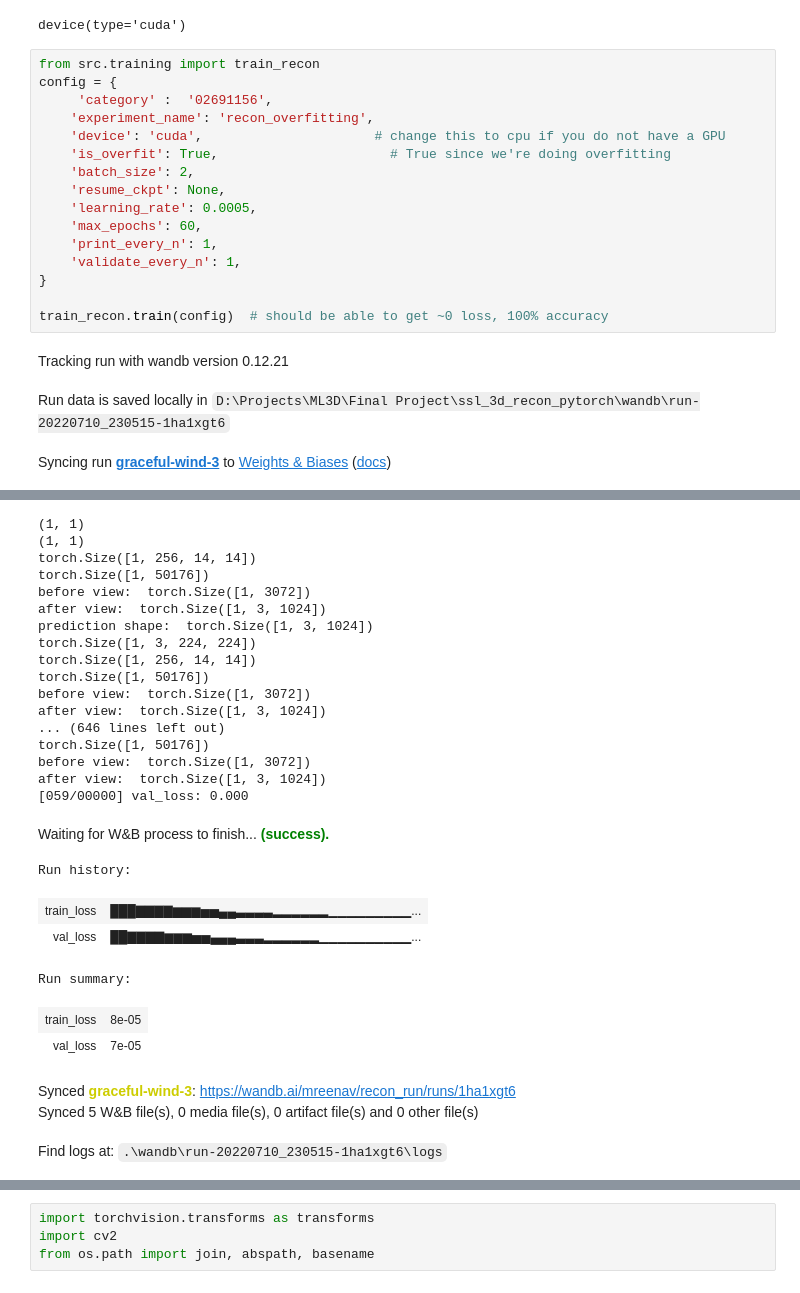
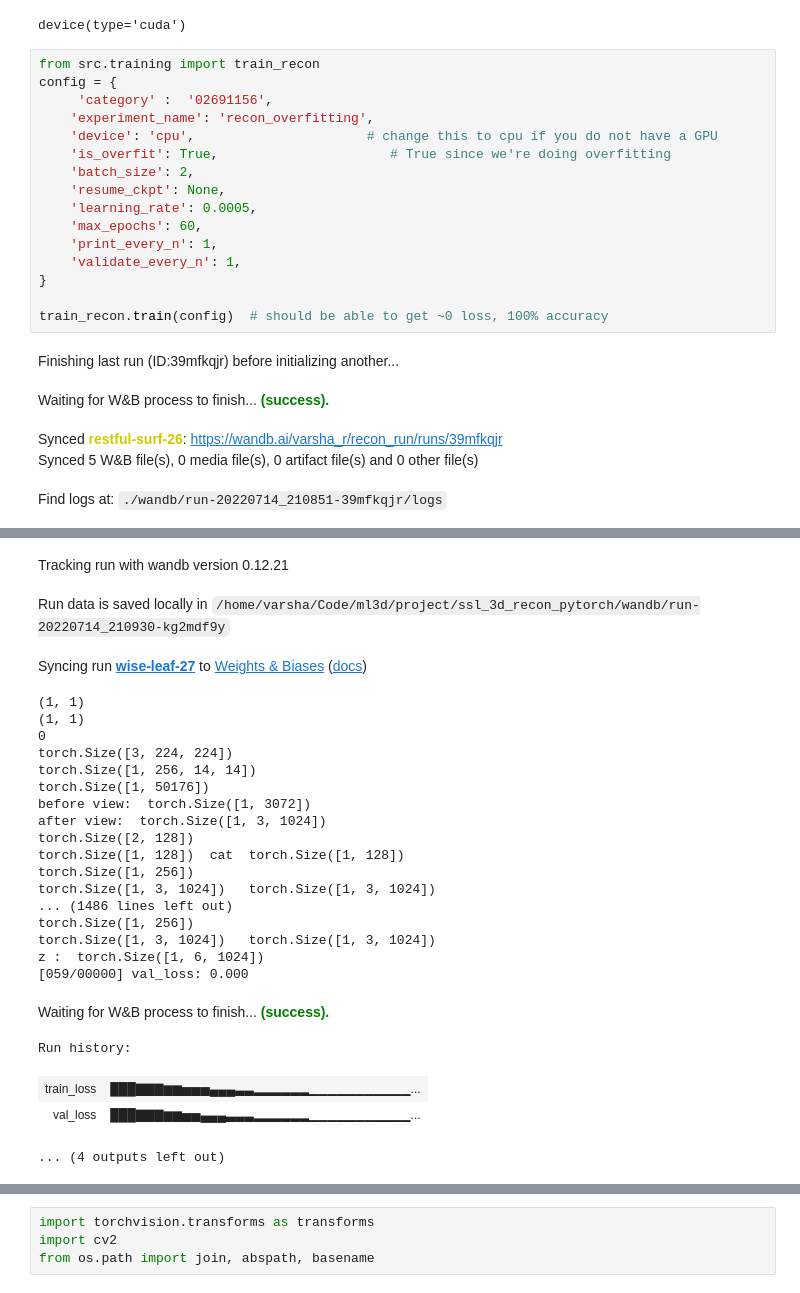
Before and after one commit to varsha-raveendran/ssl_3d_recon_pytorch, a Jupyter notebook: SSL_Recon.ipynb, the cells around one changed output, grey strips where cells are left out. Saved outputs shown, nothing was run; the diff lists cells and outputs as text.

```diff
--- a/SSL_Recon.ipynb
+++ b/SSL_Recon.ipynb
@@ -122,7 +122,7 @@ from src.training import train_recon
 config = {
      'category' :  '02691156',
     'experiment_name': 'recon_overfitting',
-    'device': 'cuda',                      # change this to cpu if you do not have a GPU
+    'device': 'cpu',                      # change this to cpu if you do not have a GPU
     'is_overfit': True,                      # True since we're doing overfitting
     'batch_size': 2,
     'resume_ckpt': None,
@@ -134,6 +134,8 @@ config = {
 
 train_recon.train(config)  # should be able to get ~0 loss, 100% accuracy
 # %% [output]
-Tracking run with wandb version 0.12.21
+Finishing last run (ID:39mfkqjr) before initializing another...
-Run data is saved locally in D:\Projects\ML3D\Final Project\ssl_3d_recon_pytorch\wandb\run-20220710_230515-1ha1xgt6
+Waiting for W&B process to finish... (success).
-Syncing run graceful-wind-3 to Weights & Biases (docs)
+Synced restful-surf-26: https://wandb.ai/varsha_r/recon_run/runs/39mfkqjr
+Synced 5 W&B file(s), 0 media file(s), 0 artifact file(s) and 0 other file(s)
+Find logs at: ./wandb/run-20220714_210851-39mfkqjr/logs
@@ -140,28 +143,26 @@ Syncing run graceful-wind-3 to Weights & Biases (docs)
+Tracking run with wandb version 0.12.21
+Run data is saved locally in /home/varsha/Code/ml3d/project/ssl_3d_recon_pytorch/wandb/run-20220714_210930-kg2mdf9y
+Syncing run wise-leaf-27 to Weights & Biases (docs)
 (1, 1)
 (1, 1)
+0
+torch.Size([3, 224, 224])
 torch.Size([1, 256, 14, 14])
 torch.Size([1, 50176])
 before view:  torch.Size([1, 3072])
 after view:  torch.Size([1, 3, 1024])
-prediction shape:  torch.Size([1, 3, 1024])
-torch.Size([1, 3, 224, 224])
-torch.Size([1, 256, 14, 14])
-torch.Size([1, 50176])
-before view:  torch.Size([1, 3072])
-after view:  torch.Size([1, 3, 1024])
-... (646 lines left out)
-torch.Size([1, 50176])
-before view:  torch.Size([1, 3072])
-after view:  torch.Size([1, 3, 1024])
+torch.Size([2, 128])
+torch.Size([1, 128])  cat  torch.Size([1, 128])
+torch.Size([1, 256])
+torch.Size([1, 3, 1024])   torch.Size([1, 3, 1024])
+... (1486 lines left out)
+torch.Size([1, 256])
+torch.Size([1, 3, 1024])   torch.Size([1, 3, 1024])
+z :  torch.Size([1, 6, 1024])
 [059/00000] val_loss: 0.000
-Waiting for W&B process to finish... (success).
+Waiting for W&B process to finish... (success).
 Run history:
-| train_loss | ███▇▇▇▇▆▆▆▅▅▄▄▃▃▃▃▂▂▂▂▂▂▁▁▁▁▁▁▁▁▁... |
-| val_loss | ██▇▇▇▇▆▆▆▅▅▄▄▄▃▃▃▂▂▂▂▂▂▁▁▁▁▁▁▁▁▁▁... |
+| train_loss | ███▇▇▇▆▆▅▅▅▄▄▄▃▃▂▂▂▂▂▂▁▁▁▁▁▁▁▁▁▁▁... |
+| val_loss | ███▇▇▇▆▆▅▅▄▄▄▃▃▃▂▂▂▂▂▂▁▁▁▁▁▁▁▁▁▁▁... |
-Run summary:
+... (4 outputs left out)
-| train_loss | 8e-05 |
-| val_loss | 7e-05 |
-Synced graceful-wind-3: https://wandb.ai/mreenav/recon_run/runs/1ha1xgt6
-Synced 5 W&B file(s), 0 media file(s), 0 artifact file(s) and 0 other file(s)
-Find logs at: .\wandb\run-20220710_230515-1ha1xgt6\logs
 # %%
```
Also changed, not shown: parts of 20 cells of this notebook, 2 other files.
